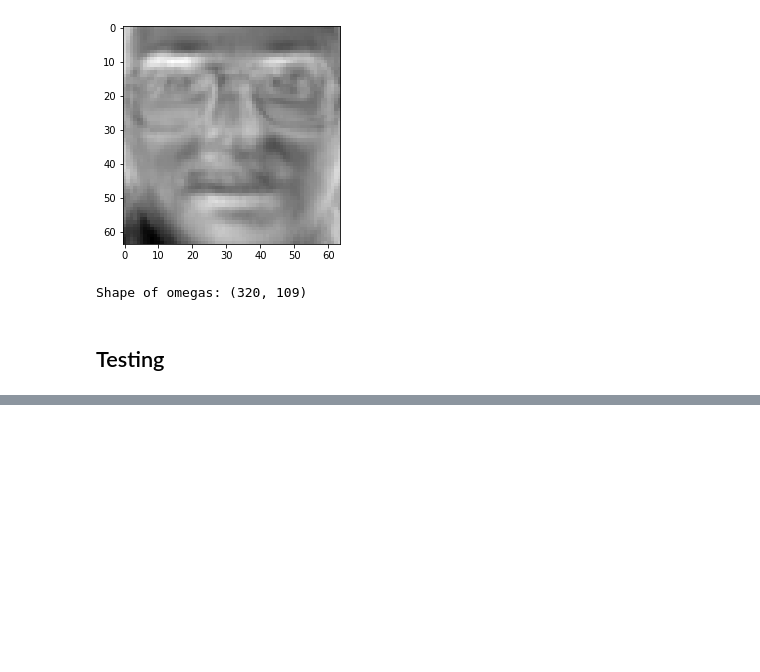
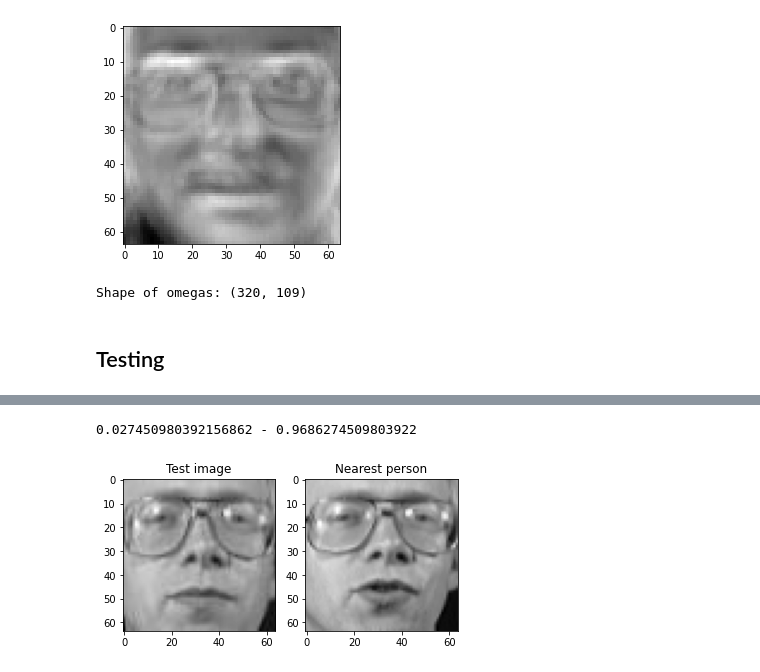
Before and after one commit to ahmedmoh1234/FaceDetection-Recognition, a Jupyter notebook: Recognizer/Eigenfaces/recognizer.ipynb, the cells around one changed output, grey strips where cells are left out. Saved outputs shown, nothing was run; the diff lists cells and outputs as text; code cells hidden in the pictures; blank space fills up the shorter version.

```diff
--- a/Recognizer/Eigenfaces/recognizer.ipynb
+++ b/Recognizer/Eigenfaces/recognizer.ipynb
@@ -329,3 +321,24 @@ Correct
+# %%
+# -------------------------------------- TESTING SINGLE IMAGE -------------------------------------- #
+
+# index = int(random.random() * test_images.shape[0])
+# index = 5
+# test_image = flattened_test_images[:,index, np.newaxis]
+# N^2 * 1
+# print(f'Test image has shape: {test_image.shape}')
+
+test_image = plt.imread('testImg2.jpg')
+test_image = plt.imread('olivetti_faces_10.jpg')
+if (len(test_image.shape) > 2):
+    test_image = rgb2gray(test_image)
+test_image = cv2.resize(test_image, (64,64))
+if (np.max(test_image) > 1):
+    test_image = test_image / 255.0
+test_image = test_image.reshape((width*height, 1))
+single_test(test_image)
+# %% [output]
+0.027450980392156862 - 0.9686274509803922
+[figure, added]
 # %%
 # ---------------------------- TESTING ACCURACY ---------------------------- #
 count_correct = 0
```
Also changed, not shown: parts of 5 cells of this notebook, 28 other files.
